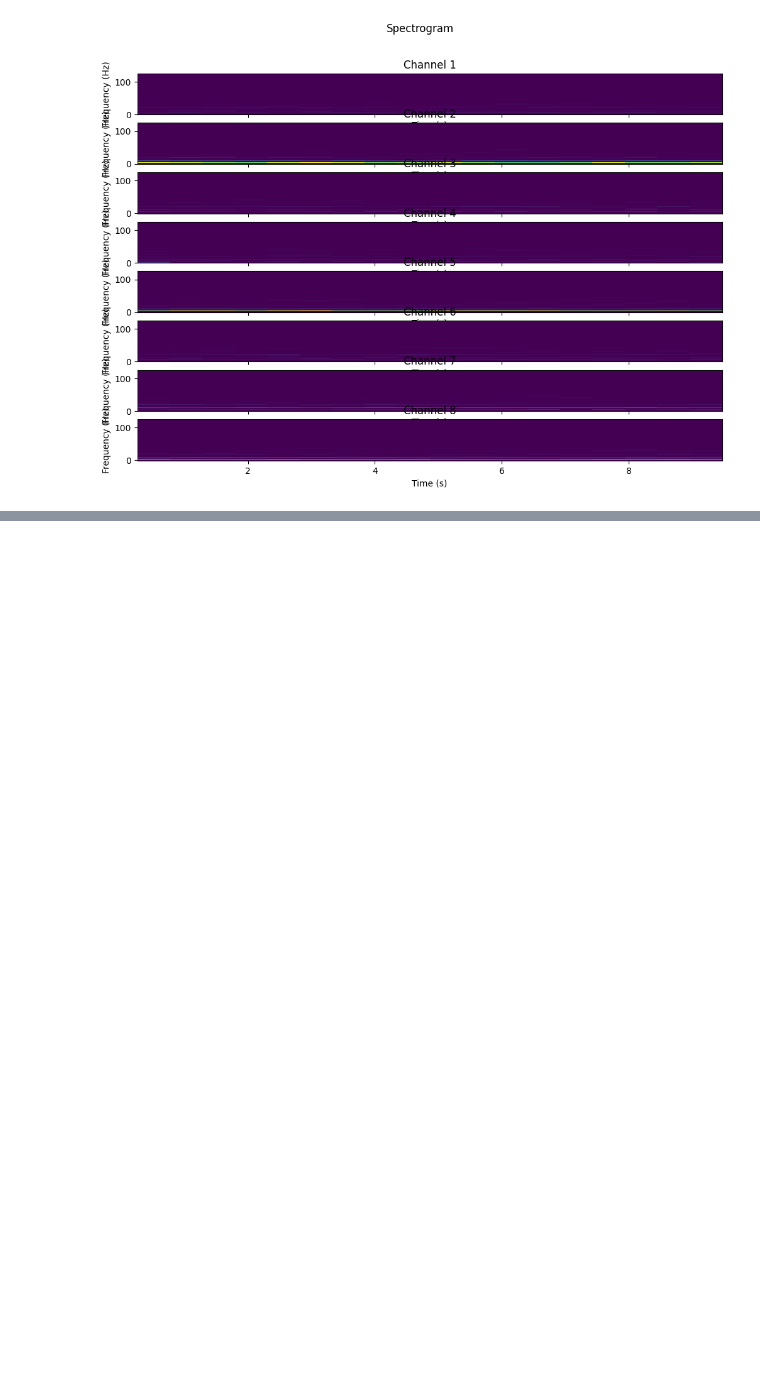
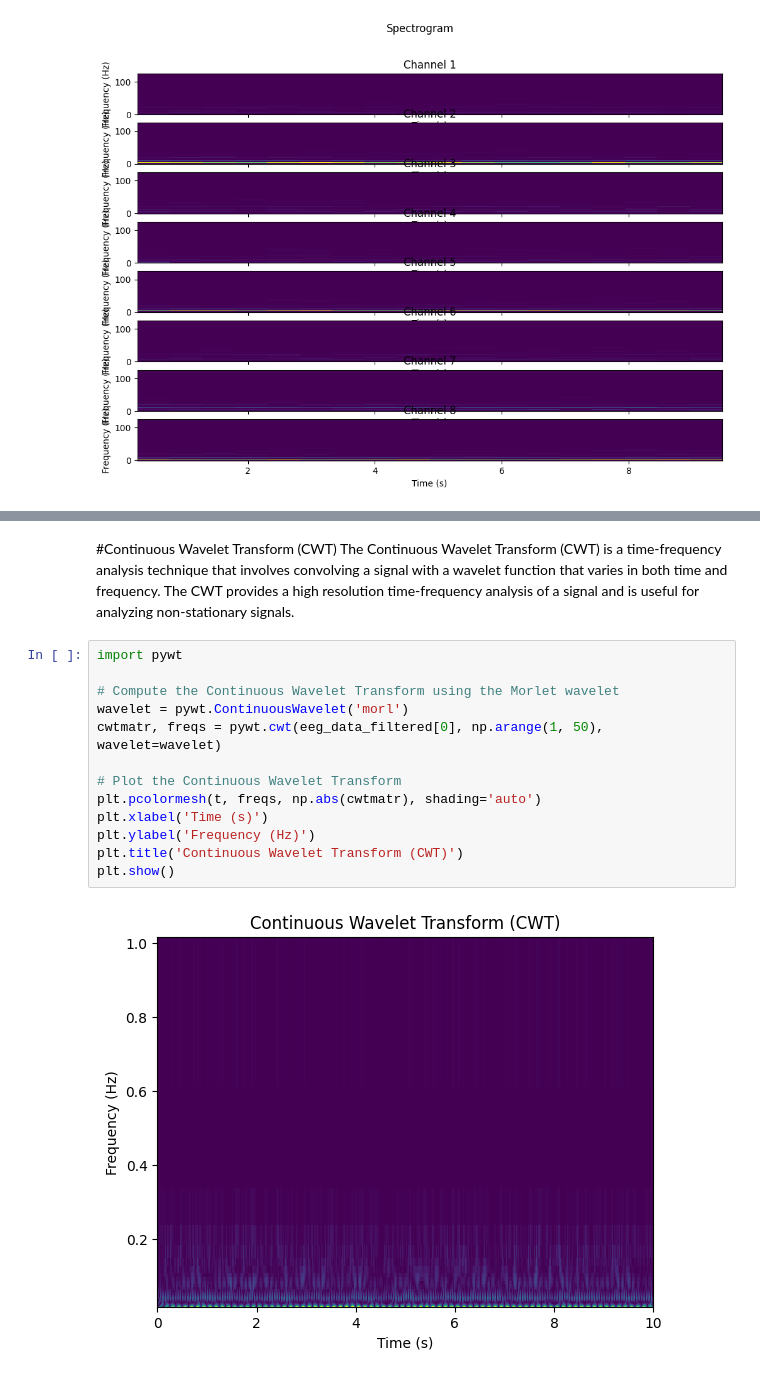
Before and after one commit to vinkrishna/ExpandingSenses, a Jupyter notebook: Chapter3.ipynb, the cells around one changed output, grey strips where cells are left out. Drawn from its saved outputs; the diff is of its cells as text; blank space fills up the shorter version.

```diff
--- a/Chapter3.ipynb
+++ b/Chapter3.ipynb
@@ -732,0 +753,18 @@ plt.show()
+# %% [markdown]
+#Continuous Wavelet Transform (CWT)
+The Continuous Wavelet Transform (CWT) is a time-frequency analysis technique that involves convolving a signal with a wavelet function that varies in both time and frequency. The CWT provides a high resolution time-frequency analysis of a signal and is useful for analyzing non-stationary signals.
+# %%
+import pywt
+
+# Compute the Continuous Wavelet Transform using the Morlet wavelet
+wavelet = pywt.ContinuousWavelet('morl')
+cwtmatr, freqs = pywt.cwt(eeg_data_filtered[0], np.arange(1, 50), wavelet=wavelet)
+
+# Plot the Continuous Wavelet Transform
+plt.pcolormesh(t, freqs, np.abs(cwtmatr), shading='auto')
+plt.xlabel('Time (s)')
+plt.ylabel('Frequency (Hz)')
+plt.title('Continuous Wavelet Transform (CWT)')
+plt.show()
+# %% [output]
+[figure, added]
```
Also changed, not shown: parts of 5 cells of this notebook.
